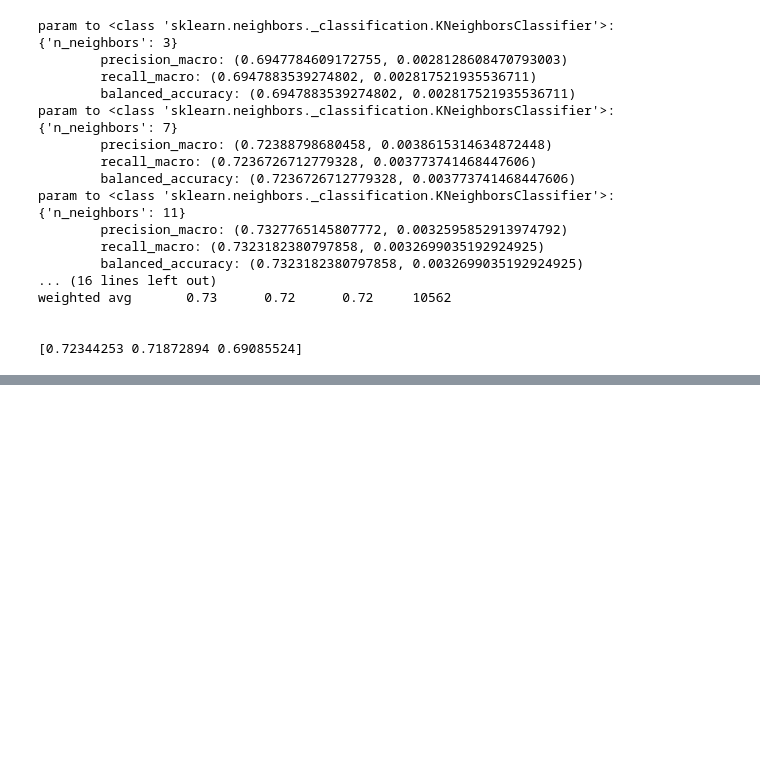
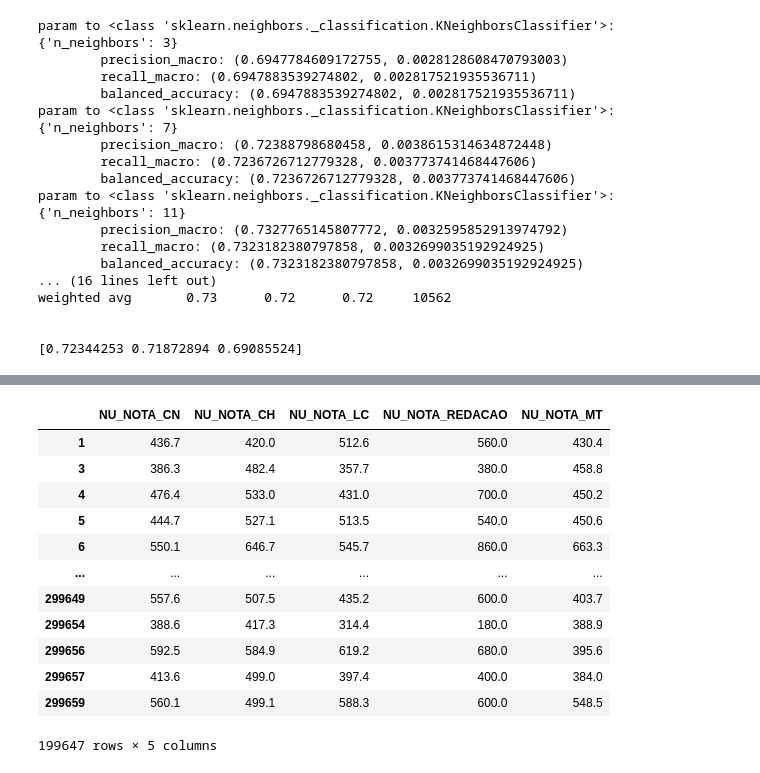
Before and after one commit to denielfer/Micro_dados_enem-2022, a Jupyter notebook: ML.ipynb, the cells around one changed output, grey strips where cells are left out. Cells and saved outputs as stored; diff of their text form; code cells hidden in the pictures; blank space fills up the shorter version.

```diff
--- a/ML.ipynb
+++ b/ML.ipynb
@@ -468,0 +488,18 @@ weighted avg       0.73      0.72      0.72     10562
+# %%
+colunas = ['NU_NOTA_CN', 'NU_NOTA_CH', 'NU_NOTA_LC','NU_NOTA_REDACAO']
+_db = get_db(colunas+["NU_NOTA_MT"],db=db[(db["TP_PRESENCA_CN"] == 1) & (db["TP_PRESENCA_CH"] == 1) & (db["TP_PRESENCA_LC"] == 1) & (db["TP_PRESENCA_MT"] == 1) & (db["TP_STATUS_REDACAO"] == 1)])
+_db
+# %% [output]
+|  | NU_NOTA_CN | NU_NOTA_CH | NU_NOTA_LC | NU_NOTA_REDACAO | NU_NOTA_MT |
+| 1 | 436.7 | 420.0 | 512.6 | 560.0 | 430.4 |
+| 3 | 386.3 | 482.4 | 357.7 | 380.0 | 458.8 |
+| 4 | 476.4 | 533.0 | 431.0 | 700.0 | 450.2 |
+| 5 | 444.7 | 527.1 | 513.5 | 540.0 | 450.6 |
+| 6 | 550.1 | 646.7 | 545.7 | 860.0 | 663.3 |
+| ... | ... | ... | ... | ... | ... |
+| 299649 | 557.6 | 507.5 | 435.2 | 600.0 | 403.7 |
+| 299654 | 388.6 | 417.3 | 314.4 | 180.0 | 388.9 |
+| 299656 | 592.5 | 584.9 | 619.2 | 680.0 | 395.6 |
+| 299657 | 413.6 | 499.0 | 397.4 | 400.0 | 384.0 |
+| 299659 | 560.1 | 499.1 | 588.3 | 600.0 | 548.5 |
+199647 rows × 5 columns
```
Also changed, not shown: parts of 14 cells of this notebook.
